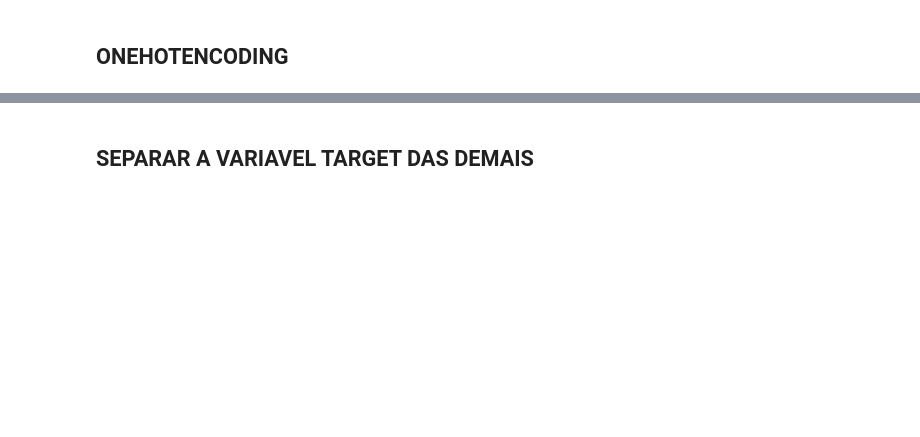
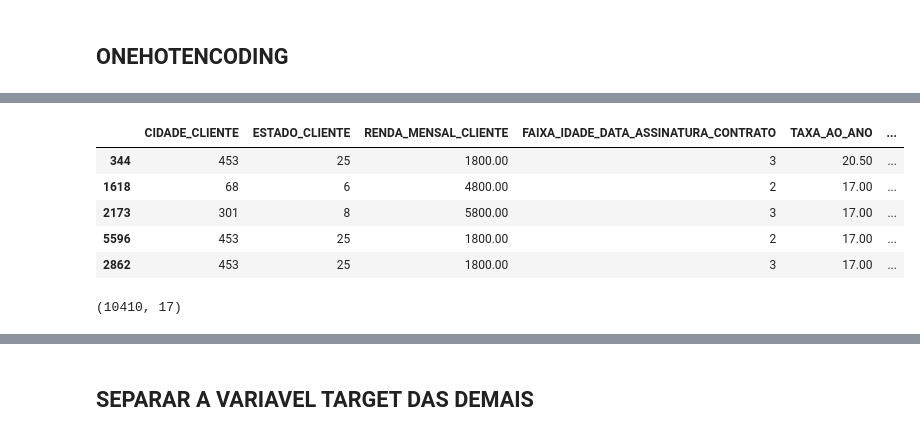
Before and after one commit to FelipeLRoll/previsao-inadimplencia, a Jupyter notebook: previsao-inadimplencia.ipynb, the cells around one changed output, grey strips where cells are left out. Drawn from its saved outputs; the diff is of its cells as text; code cells hidden in the pictures; blank space fills up the shorter version.

```diff
--- a/previsao-inadimplencia.ipynb
+++ b/previsao-inadimplencia.ipynb
@@ -547,7 +557,6 @@ df_original[["VL_TOTAL_PC_PAGAS", "VL_FINANCIAMENTO", "VL_PARCELA", "IDADE_DATA_
 | 75% | 46807.04 | 392973.77 | 4931.86 | 49.00 |
 # %%
 #criando faixa de valores
-
 faixas = [-100, 8_675, 25_000, 47_000, 9_999_999]
 categorias = ["Até R$ 8.675", "de R$ 8.676 até R$ 25.000", "de R$ 25.001 até R$ 47.000", "Mais de R$ 47.000"]
 df_original["FAIXA_VL_TOTAL_PC_PAGAS"] = pd.cut(df_original["VL_TOTAL_PC_PAGAS"], bins=faixas, labels=categorias)
@@ -571,7 +580,7 @@ print("\n")
 print(f"É ordenada? : {df_original["FAIXA_VALOR_PARCELA"].cat.ordered}")
 print(df_original["FAIXA_VALOR_PARCELA"].unique())
 
-faixas = [-100, 18, 25, 35, 45, 55, 65, 100]
+faixas = [-100, 18, 25, 35, 45, 55, 65, 999]
 categorias = ["0-17", "18-24", "25-34", "35-44", "45-54", "55-64", "65+"]
 df_original["FAIXA_IDADE_DATA_ASSINATURA_CONTRATO"] = pd.cut(df_original["IDADE_DATA_ASSINATURA_CONTRATO"], bins=faixas, labels=categorias)
 print("\n")
@@ -1176,2 +1385,9 @@ Data de acesso: 22/10/2024
 # %% [markdown]
 ## ONEHOTENCODING
+# %%
+#separando colunas numericas, coluna alvo e colunas categoricas
+colunas_numericas = df_tratado.select_dtypes(include=["number"]).columns
+coluna_alvo = df_tratado[["INADIMPLENTE_COBRANCA"]]
+
+df_categorico = df_tratado.drop(columns=colunas_numericas).drop(columns=coluna_alvo)
+df_categorico.info()
@@ -1177,0 +1408,19 @@ Data de acesso: 22/10/2024
+# %%
+#vamos usar o Label Encoder para transformar nossas colunas categoricas em numerica para usar no modelo, pois temos muita cardinalidade na coluna de cidade e estado
+lb = LabelEncoder()
+
+for var in df_categorico:
+    df_tratado[var] = lb.fit_transform(df_tratado[var])
+
+df_tratado.sample(5)
+# %% [output]
+|  | CIDADE_CLIENTE | ESTADO_CLIENTE | RENDA_MENSAL_CLIENTE | FAIXA_IDADE_DATA_ASSINATURA_CONTRATO | TAXA_AO_ANO | ... |
+| 344 | 453 | 25 | 1800.00 | 3 | 20.50 | ... |
+| 1618 | 68 | 6 | 4800.00 | 2 | 17.00 | ... |
+| 2173 | 301 | 8 | 5800.00 | 3 | 17.00 | ... |
+| 5596 | 453 | 25 | 1800.00 | 2 | 17.00 | ... |
+| 2862 | 453 | 25 | 1800.00 | 3 | 17.00 | ... |
+# %%
+df_tratado.shape
+# %% [output]
+(10410, 17)
```
Also changed, not shown: parts of 97 cells of this notebook, 52 other files.
